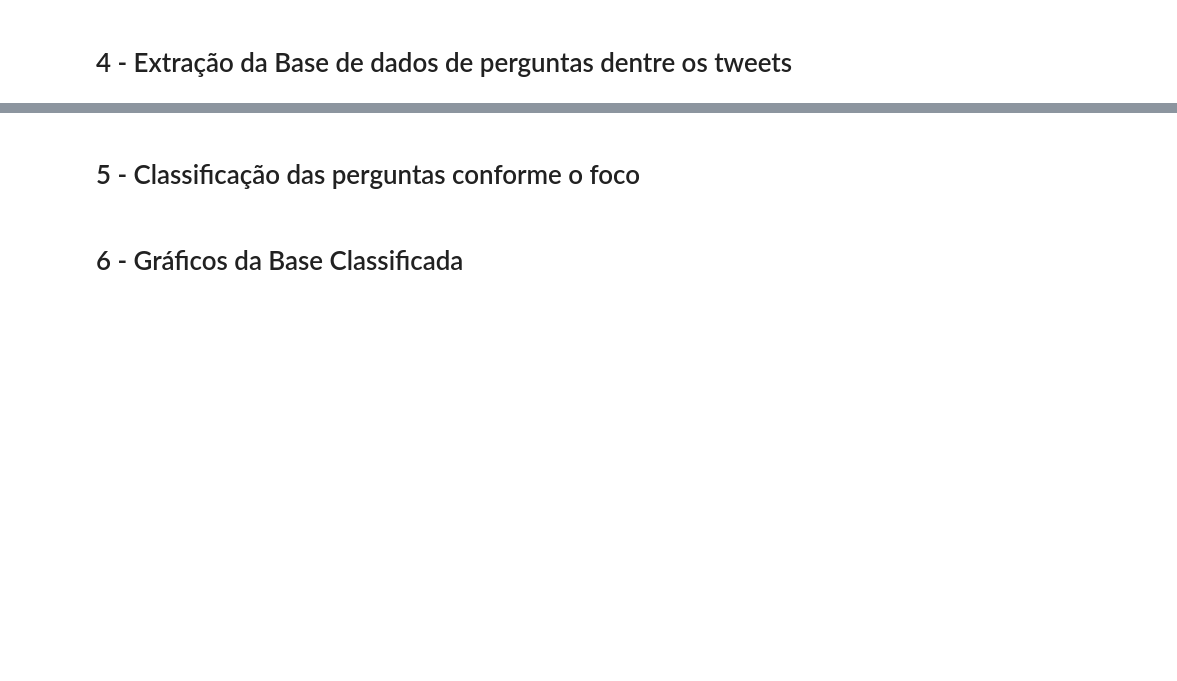
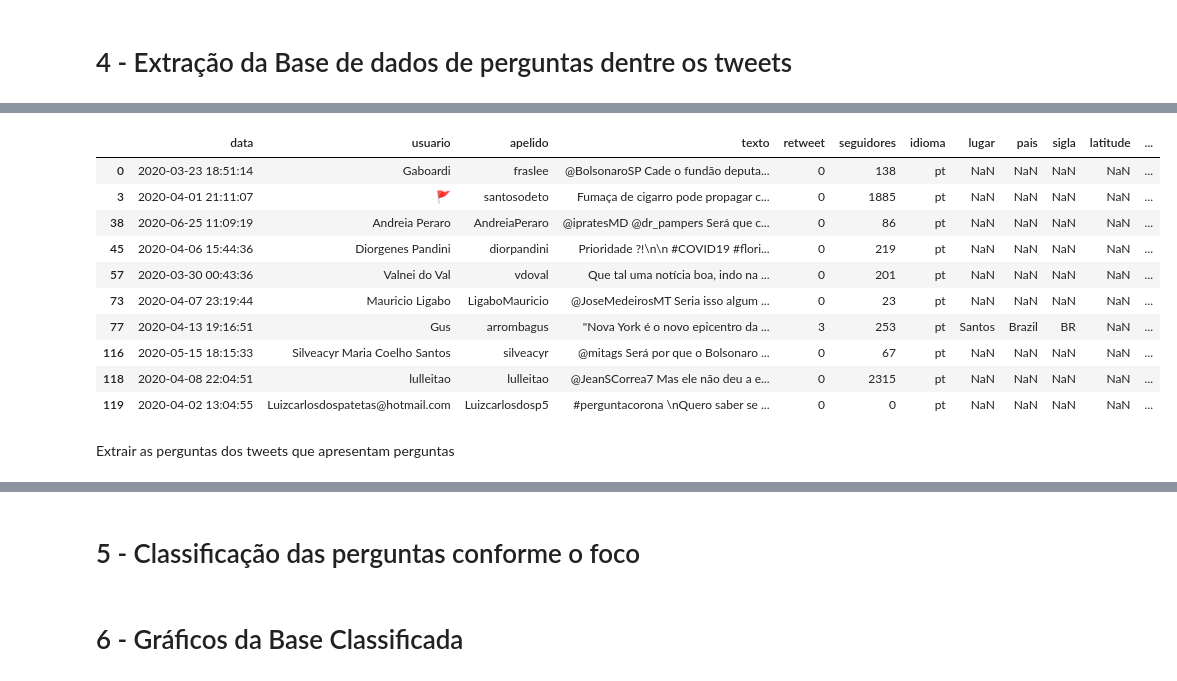
Before and after one commit to lln-cid20/prog-ciencia-dados, a Jupyter notebook: trabalho_final.ipynb, the cells around one changed output, grey strips where cells are left out. Saved outputs shown, nothing was run; the diff lists cells and outputs as text; code cells hidden in the pictures; blank space fills up the shorter version.

```diff
--- a/trabalho_final.ipynb
+++ b/trabalho_final.ipynb
@@ -128,0 +243,2 @@ dados_sumario.plot(figsize=(12,5))
+# %%
+dados2 = dados.loc[dados.texto.str.find('?') >= 0 ]
@@ -128,0 +262,16 @@ dados_sumario.plot(figsize=(12,5))
+# %%
+dados2.head(10)
+# %% [output]
+|  | data | usuario | apelido | texto | retweet | seguidores | idioma | lugar | pais | sigla | latitude | ... |
+| 0 | 2020-03-23 18:51:14 | Gaboardi | fraslee | @BolsonaroSP Cade o fundão deputa... | 0 | 138 | pt | NaN | NaN | NaN | NaN | ... |
+| 3 | 2020-04-01 21:11:07 | 🚩 | santosodeto | Fumaça de cigarro pode propagar c... | 0 | 1885 | pt | NaN | NaN | NaN | NaN | ... |
+| 38 | 2020-06-25 11:09:19 | Andreia Peraro | AndreiaPeraro | @ipratesMD @dr_pampers Será que c... | 0 | 86 | pt | NaN | NaN | NaN | NaN | ... |
+| 45 | 2020-04-06 15:44:36 | Diorgenes Pandini | diorpandini | Prioridade ?!\n\n #COVID19 #flori... | 0 | 219 | pt | NaN | NaN | NaN | NaN | ... |
+| 57 | 2020-03-30 00:43:36 | Valnei do Val | vdoval | Que tal uma notícia boa, indo na ... | 0 | 201 | pt | NaN | NaN | NaN | NaN | ... |
+| 73 | 2020-04-07 23:19:44 | Mauricio Ligabo | LigaboMauricio | @JoseMedeirosMT Seria isso algum ... | 0 | 23 | pt | NaN | NaN | NaN | NaN | ... |
+| 77 | 2020-04-13 19:16:51 | Gus | arrombagus | "Nova York é o novo epicentro da ... | 3 | 253 | pt | Santos | Brazil | BR | NaN | ... |
+| 116 | 2020-05-15 18:15:33 | Silveacyr Maria Coelho Santos | silveacyr | @mitags Será por que o Bolsonaro ... | 0 | 67 | pt | NaN | NaN | NaN | NaN | ... |
+| 118 | 2020-04-08 22:04:51 | lulleitao | lulleitao | @JeanSCorrea7 Mas ele não deu a e... | 0 | 2315 | pt | NaN | NaN | NaN | NaN | ... |
+| 119 | 2020-04-02 13:04:55 | Luizcarlosdospatetas@hotmail.com | Luizcarlosdosp5 | #perguntacorona \nQuero saber se ... | 0 | 0 | pt | NaN | NaN | NaN | NaN | ... |
+# %% [markdown]
+Extrair as perguntas dos tweets que apresentam perguntas
```
Also changed, not shown: parts of 32 cells of this notebook.
